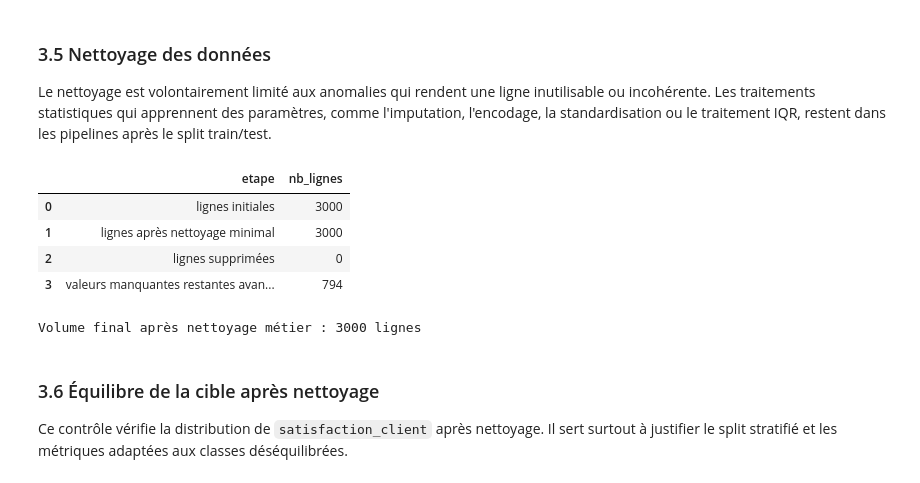
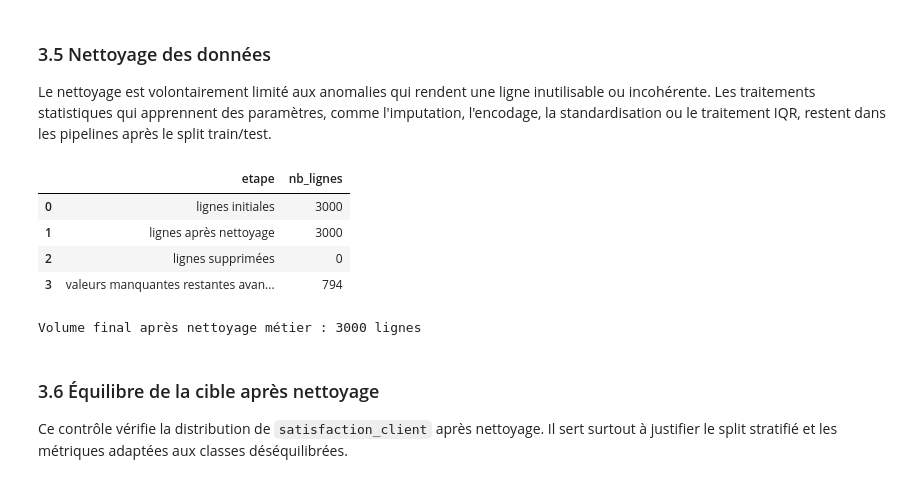
Before and after one commit to Mina-lgtm/projet_ia, a Jupyter notebook: notebooks/exam_ia_final.ipynb, the cells around one changed output. Cells and saved outputs as stored; diff of their text form; code cells hidden in the pictures.

```diff
--- a/notebooks/exam_ia_final.ipynb
+++ b/notebooks/exam_ia_final.ipynb
@@ -986,7 +1006,7 @@ def nettoyer_dataset(df_source: pd.DataFrame) -> tuple[pd.DataFrame, pd.DataFram
             .str.lower()
             .replace({"": np.nan, "nan": np.nan})
         )
-        df[column] = cleaned.mask(cleaned.isna(), np.nan).astype(object)
+        df[column] = cleaned.astype(object).where(~cleaned.isna(), np.nan)
 
     # 2. Conversion des colonnes numériques utiles.
     for column in [
@@ -1021,35 +1041,35 @@ def nettoyer_dataset(df_source: pd.DataFrame) -> tuple[pd.DataFrame, pd.DataFram
     )
     df = df[masque_budget_coherent].copy()
 
     imprevus_norm = df["imprevus"].fillna("").astype("string").str.strip().str.lower()
     masque_reorganisation_sans_cause = (
         (imprevus_norm == "aucun")
         & (df["reorganisation_necessaire"] == 1)
     )
     df = df[~masque_reorganisation_sans_cause].copy()
 
     # 4. Règles métier sans apprentissage statistique.
     df["imprevus"] = df["imprevus"].fillna("aucun").replace({"nan": "aucun"})
     df["retour_client"] = df["retour_client"].fillna("").replace({"nan": ""})
 
     rapport_nettoyage = pd.DataFrame([
         {"etape": "lignes initiales", "nb_lignes": nb_initial},
-        {"etape": "lignes après nettoyage minimal", "nb_lignes": len(df)},
+        {"etape": "lignes après nettoyage", "nb_lignes": len(df)},
         {"etape": "lignes supprimées", "nb_lignes": nb_initial - len(df)},
         {"etape": "valeurs manquantes restantes avant pipeline", "nb_lignes": int(df.isna().sum().sum())},
     ])
 
     return df, rapport_nettoyage
 
 
 df_model, rapport_nettoyage = nettoyer_dataset(df_raw)
 
 display(rapport_nettoyage)
 print(f"Volume final après nettoyage métier : {len(df_model)} lignes")
 # %% [output]
 |  | etape | nb_lignes |
 | 0 | lignes initiales | 3000 |
-| 1 | lignes après nettoyage minimal | 3000 |
+| 1 | lignes après nettoyage | 3000 |
 | 2 | lignes supprimées | 0 |
 | 3 | valeurs manquantes restantes avan... | 794 |
 Volume final après nettoyage métier : 3000 lignes
```
Also changed, not shown: parts of 48 cells of this notebook, 2 other files.
